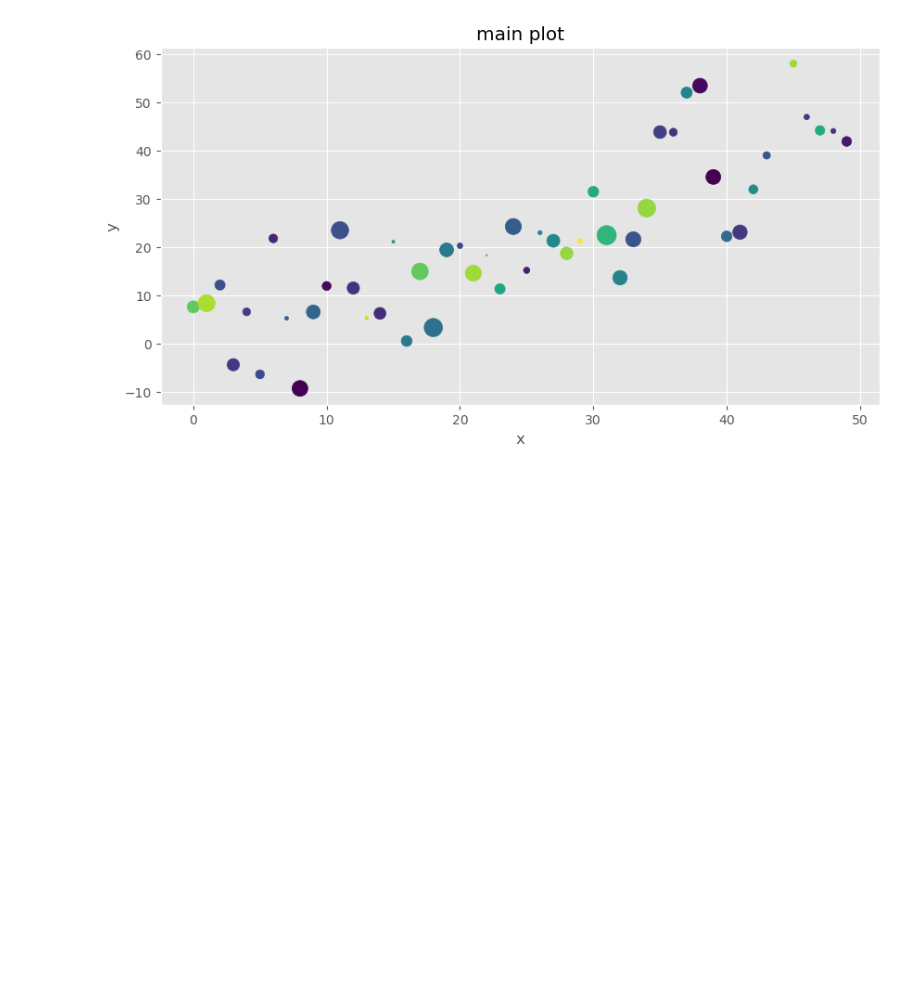
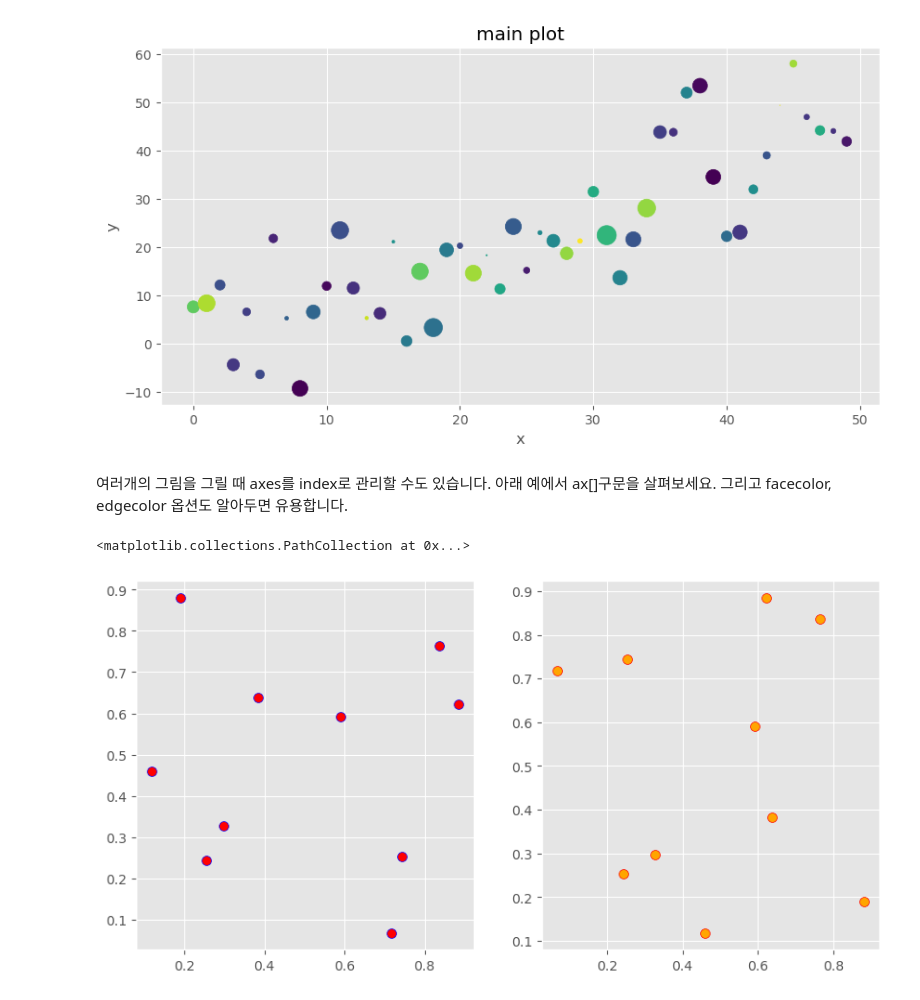
Before and after one commit to jenjong/deeplearning, a Jupyter notebook: chapters/02/region.ipynb, the cells around one changed output. Saved outputs shown, nothing was run; the diff lists cells and outputs as text; code cells hidden in the pictures; blank space fills up the shorter version.

```diff
--- a/chapters/02/region.ipynb
+++ b/chapters/02/region.ipynb
@@ -256,0 +166,10 @@ ax.legend()
+# %% [markdown]
+여러개의 그림을 그릴 때 axes를 index로 관리할 수도 있습니다. 아래 예에서 ax[]구문을 살펴보세요. 그리고 facecolor, edgecolor 옵션도 알아두면 유용합니다.
+# %%
+# color의 속성을 변경할 수 있는 대상: facecolor, edgecolors
+fig, ax = plt.subplots(1,2, figsize = (10,5))
+ax[0].scatter(x,y,s = 50, facecolor = 'red', edgecolors ='blue')
+ax[1].scatter(y,x,s = 50, facecolor = 'orange', edgecolors ='red')
+# %% [output]
+<matplotlib.collections.PathCollection at 0x...>
+[figure, added]
```
Also changed, not shown: parts of 6 cells of this notebook.
